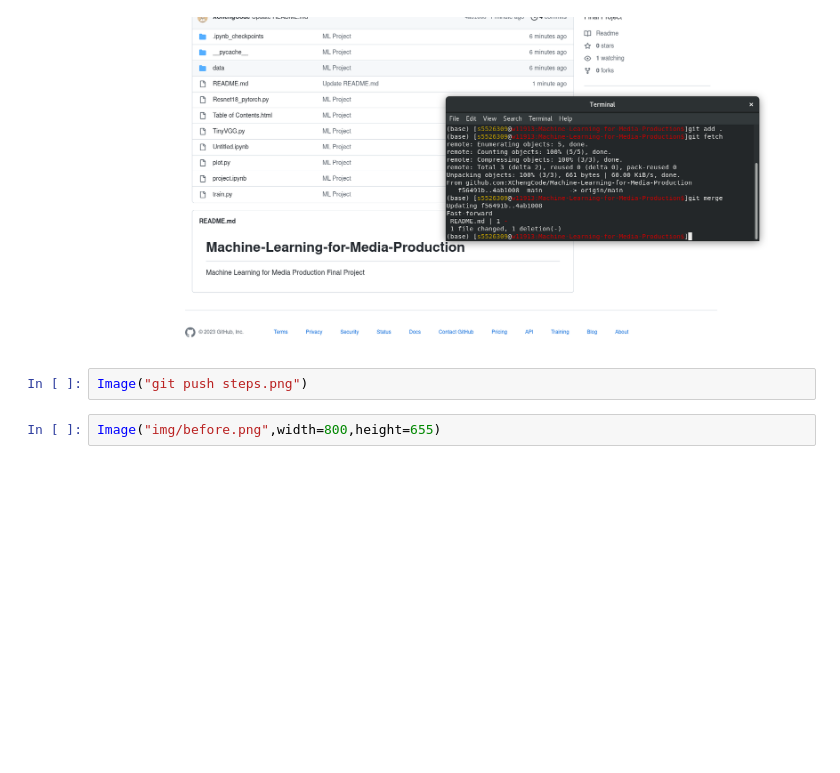
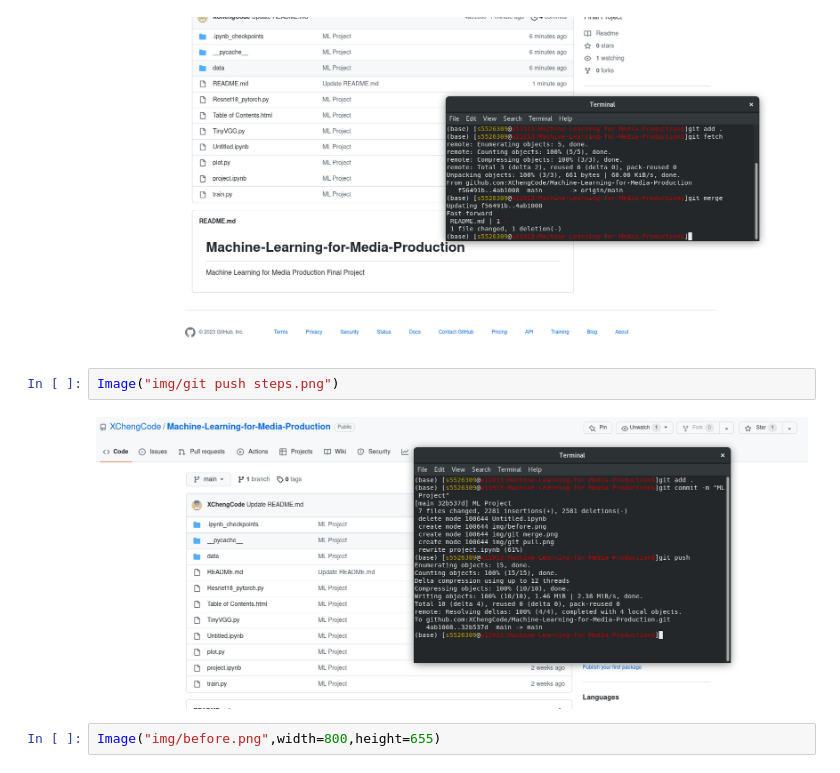
Before and after one commit to XChengCode/Machine-Learning-for-Media-Production, a Jupyter notebook: project.ipynb, the cells around one changed output. Drawn from its saved outputs; the diff is of its cells as text; blank space fills up the shorter version.

```diff
--- a/project.ipynb
+++ b/project.ipynb
@@ -1001,7 +1001,9 @@ Image("img/git merge.png",width=900,height=655)
 # %% [output]
 [figure]
 # %%
-Image("git push steps.png")
+Image("img/git push steps.png")
+# %% [output]
+[figure, added]
 # %%
 Image("img/before.png",width=800,height=655)
 # %% [output]
```
Also changed, not shown: parts of 3 cells of this notebook, 3 other files.
